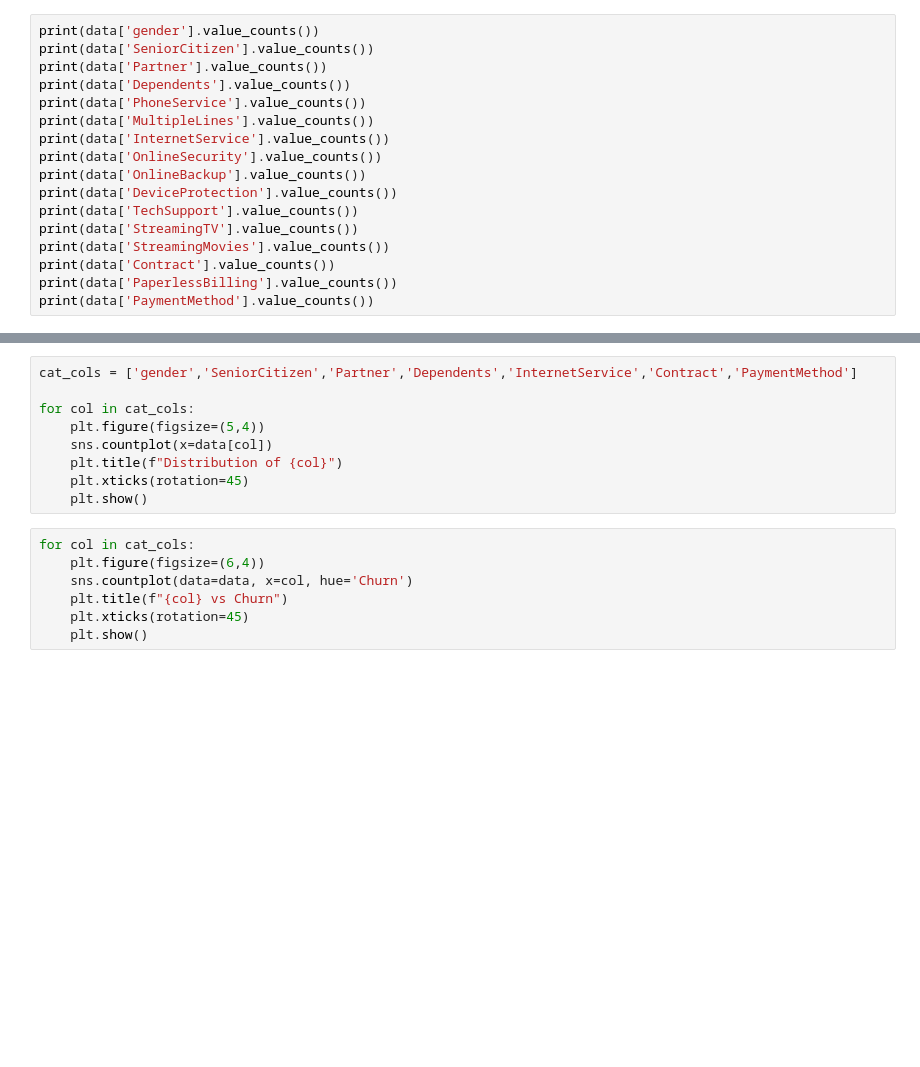
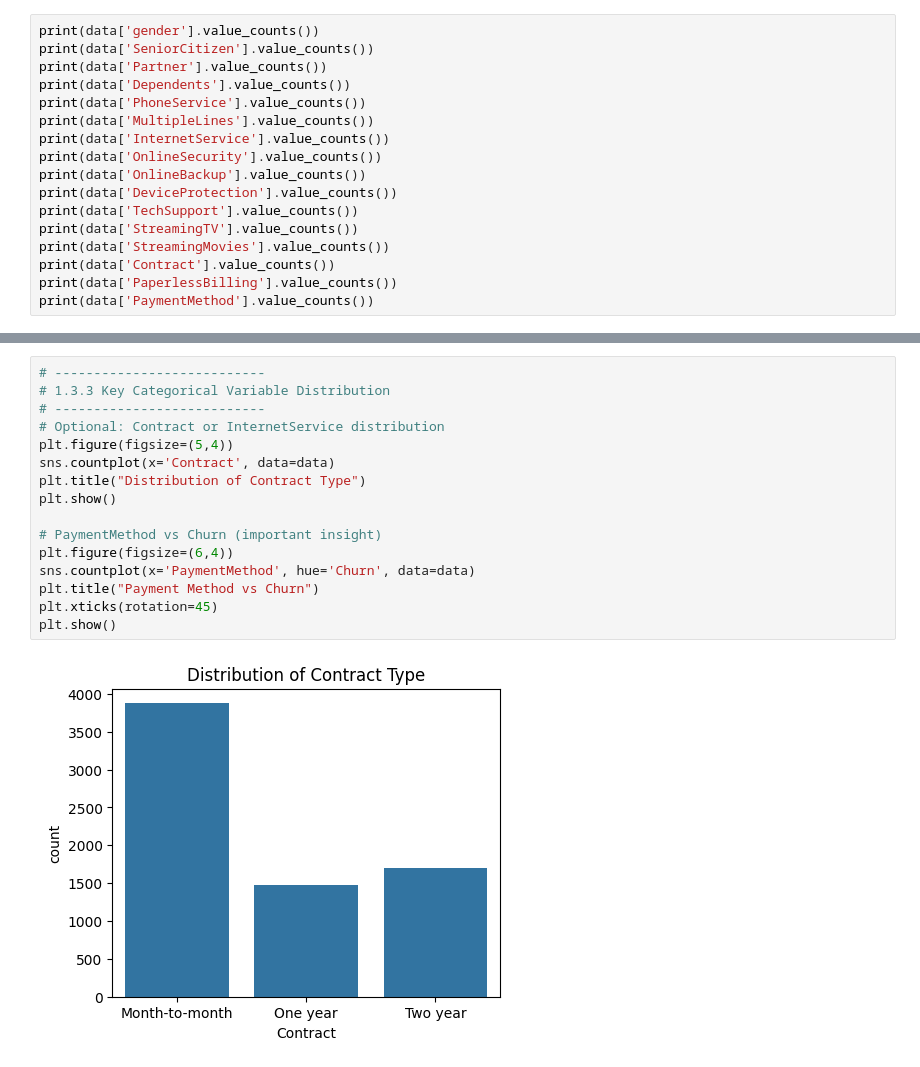
Before and after one commit to Kavishka2401/CustomerChurnPredictionSystem, a Jupyter notebook: CustomerChurnPrediction.ipynb, the cells around one changed output, grey strips where cells are left out. Saved outputs shown, nothing was run; the diff lists cells and outputs as text; blank space fills up the shorter version.

```diff
--- a/CustomerChurnPrediction.ipynb
+++ b/CustomerChurnPrediction.ipynb
@@ -76,16 +103,18 @@ plt.show()
-# %%
-cat_cols = ['gender','SeniorCitizen','Partner','Dependents','InternetService','Contract','PaymentMethod']
-
-for col in cat_cols:
-    plt.figure(figsize=(5,4))
-    sns.countplot(x=data[col])
-    plt.title(f"Distribution of {col}")
-    plt.xticks(rotation=45)
-    plt.show()
-# %%
-for col in cat_cols:
-    plt.figure(figsize=(6,4))
-    sns.countplot(data=data, x=col, hue='Churn')
-    plt.title(f"{col} vs Churn")
-    plt.xticks(rotation=45)
-    plt.show()
+# %%
+# ---------------------------
+# 1.3.3 Key Categorical Variable Distribution
+# ---------------------------
+# Optional: Contract or InternetService distribution
+plt.figure(figsize=(5,4))
+sns.countplot(x='Contract', data=data)
+plt.title("Distribution of Contract Type")
+plt.show()
+
+# PaymentMethod vs Churn (important insight)
+plt.figure(figsize=(6,4))
+sns.countplot(x='PaymentMethod', hue='Churn', data=data)
+plt.title("Payment Method vs Churn")
+plt.xticks(rotation=45)
+plt.show()
+# %% [output]
+[figure, added]
```
Also changed, not shown: parts of 9 cells of this notebook.
